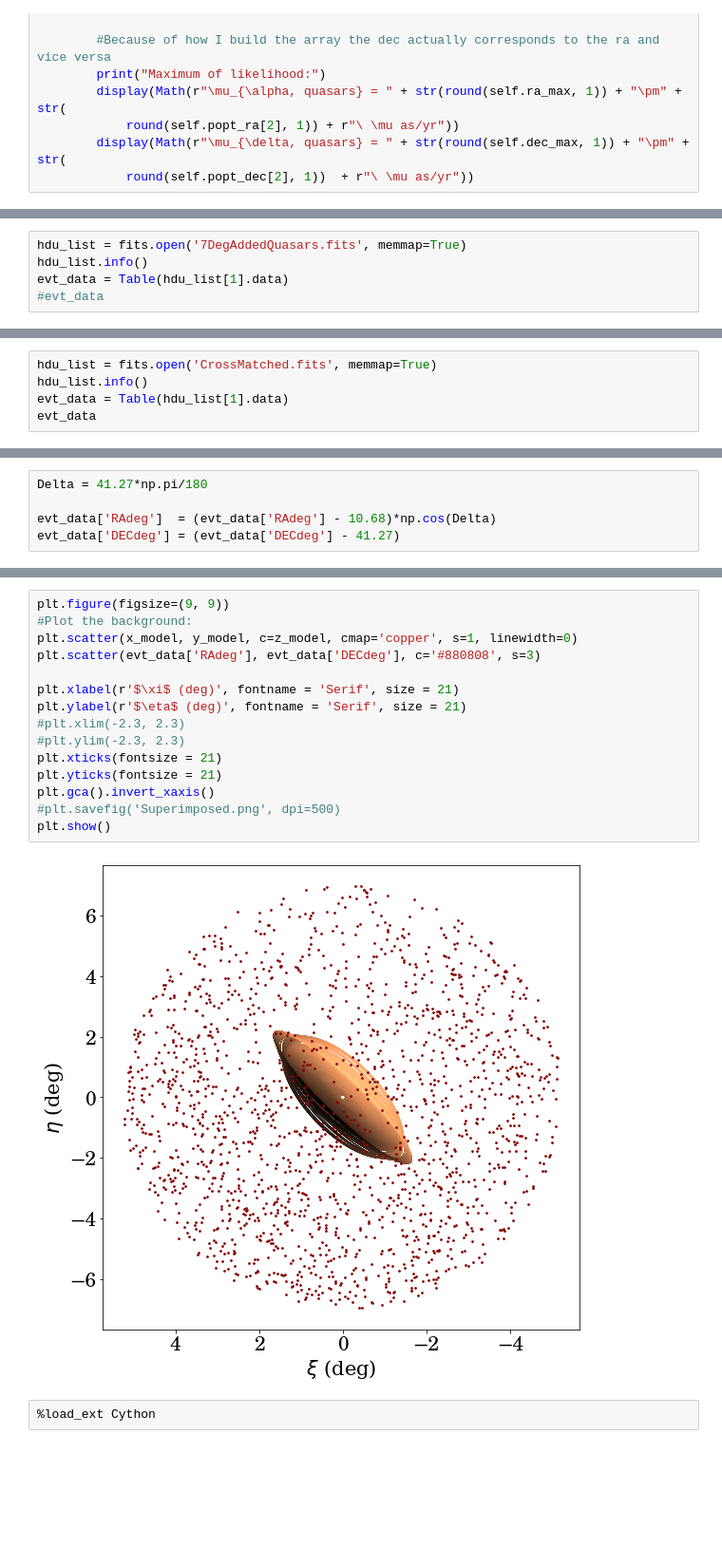
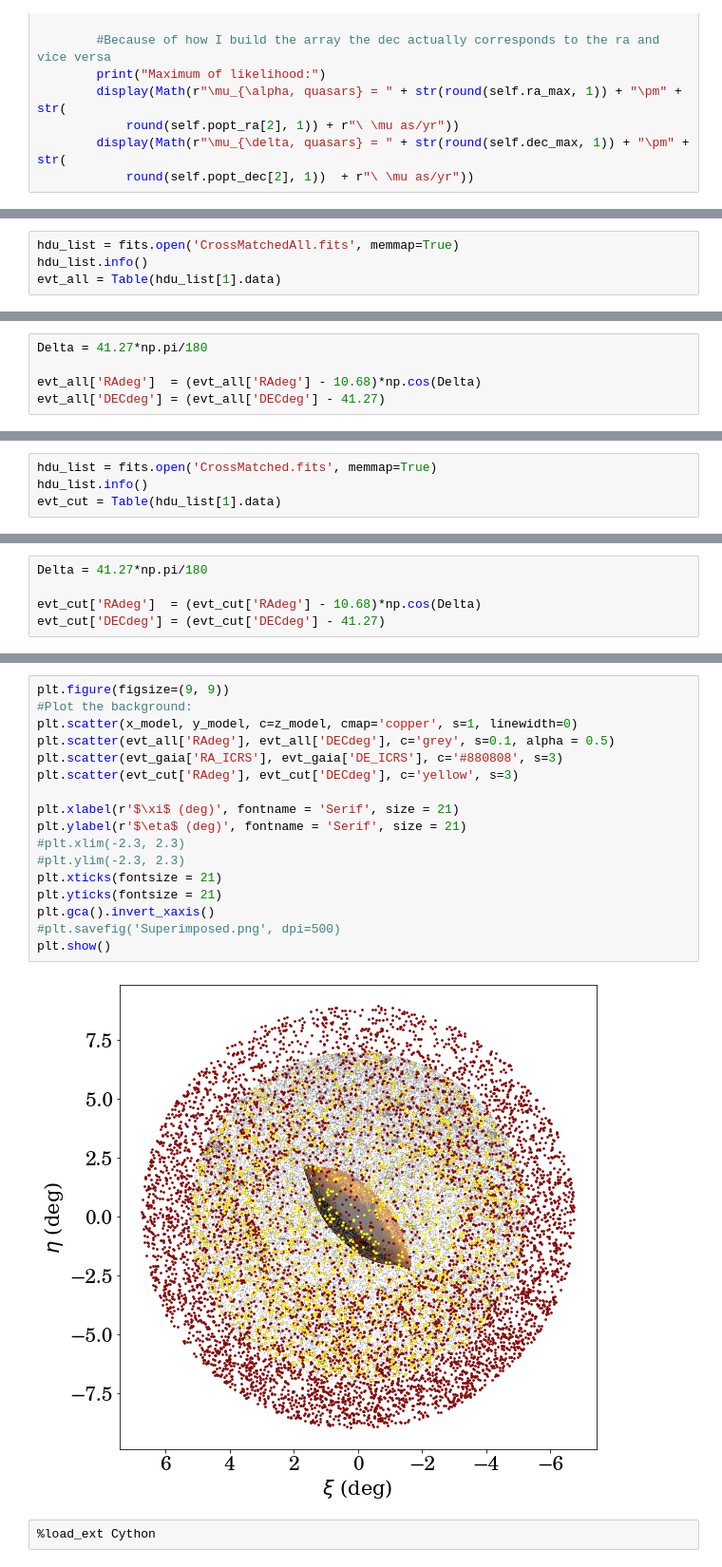
Before and after one commit to SamuelLimbo/AndromedaProperMotion, a Jupyter notebook: QuasarSystematics.ipynb, the cells around one changed output, grey strips where cells are left out. Shown at 95% size. Saved outputs shown, nothing was run; the diff lists cells and outputs as text; blank space fills up the shorter version.

```diff
--- a/QuasarSystematics.ipynb
+++ b/QuasarSystematics.ipynb
@@ -347,6 +353,5 @@ $\displaystyle \mu_{\delta, quasars} = -1.0\pm5.6\ \mu as/yr$
 # %%
-hdu_list = fits.open('7DegAddedQuasars.fits', memmap=True)
+hdu_list = fits.open('CrossMatchedAll.fits', memmap=True)
 hdu_list.info()
-evt_data = Table(hdu_list[1].data)
-#evt_data
+evt_all = Table(hdu_list[1].data)
 # %% [output]
@@ -356,0 +362,5 @@ No.    Name      Ver    Type      Cards   Dimensions   Format
+# %%
+Delta = 41.27*np.pi/180
+
+evt_all['RAdeg']  = (evt_all['RAdeg'] - 10.68)*np.cos(Delta)
+evt_all['DECdeg'] = (evt_all['DECdeg'] - 41.27)
@@ -369,8 +389,7 @@ plt.show()
 # %%
 hdu_list = fits.open('CrossMatched.fits', memmap=True)
 hdu_list.info()
-evt_data = Table(hdu_list[1].data)
-evt_data
+evt_cut = Table(hdu_list[1].data)
 # %% [output]
 Filename: CrossMatched.fits
 No.    Name      Ver    Type      Cards   Dimensions   Format
@@ -398,5 +398,5 @@ Table length=1777
 # %%
 Delta = 41.27*np.pi/180
 
-evt_data['RAdeg']  = (evt_data['RAdeg'] - 10.68)*np.cos(Delta)
-evt_data['DECdeg'] = (evt_data['DECdeg'] - 41.27)
+evt_cut['RAdeg']  = (evt_cut['RAdeg'] - 10.68)*np.cos(Delta)
+evt_cut['DECdeg'] = (evt_cut['DECdeg'] - 41.27)
@@ -414,20 +403,22 @@ plt.show()
 # %%
 plt.figure(figsize=(9, 9))
 #Plot the background:
 plt.scatter(x_model, y_model, c=z_model, cmap='copper', s=1, linewidth=0)
-plt.scatter(evt_data['RAdeg'], evt_data['DECdeg'], c='#880808', s=3)
+plt.scatter(evt_all['RAdeg'], evt_all['DECdeg'], c='grey', s=0.1, alpha = 0.5)
+plt.scatter(evt_gaia['RA_ICRS'], evt_gaia['DE_ICRS'], c='#880808', s=3)
+plt.scatter(evt_cut['RAdeg'], evt_cut['DECdeg'], c='yellow', s=3)
 
 plt.xlabel(r'$\xi$ (deg)', fontname = 'Serif', size = 21)
 plt.ylabel(r'$\eta$ (deg)', fontname = 'Serif', size = 21)
 #plt.xlim(-2.3, 2.3)
 #plt.ylim(-2.3, 2.3)
 plt.xticks(fontsize = 21)
 plt.yticks(fontsize = 21)
 plt.gca().invert_xaxis()
 #plt.savefig('Superimposed.png', dpi=500)
 plt.show()
 # %% [output]
-[figure, old version]
+[figure, new version]
 # %%
 %load_ext Cython
 # %%
```
Also changed, not shown: parts of 7 cells of this notebook.
